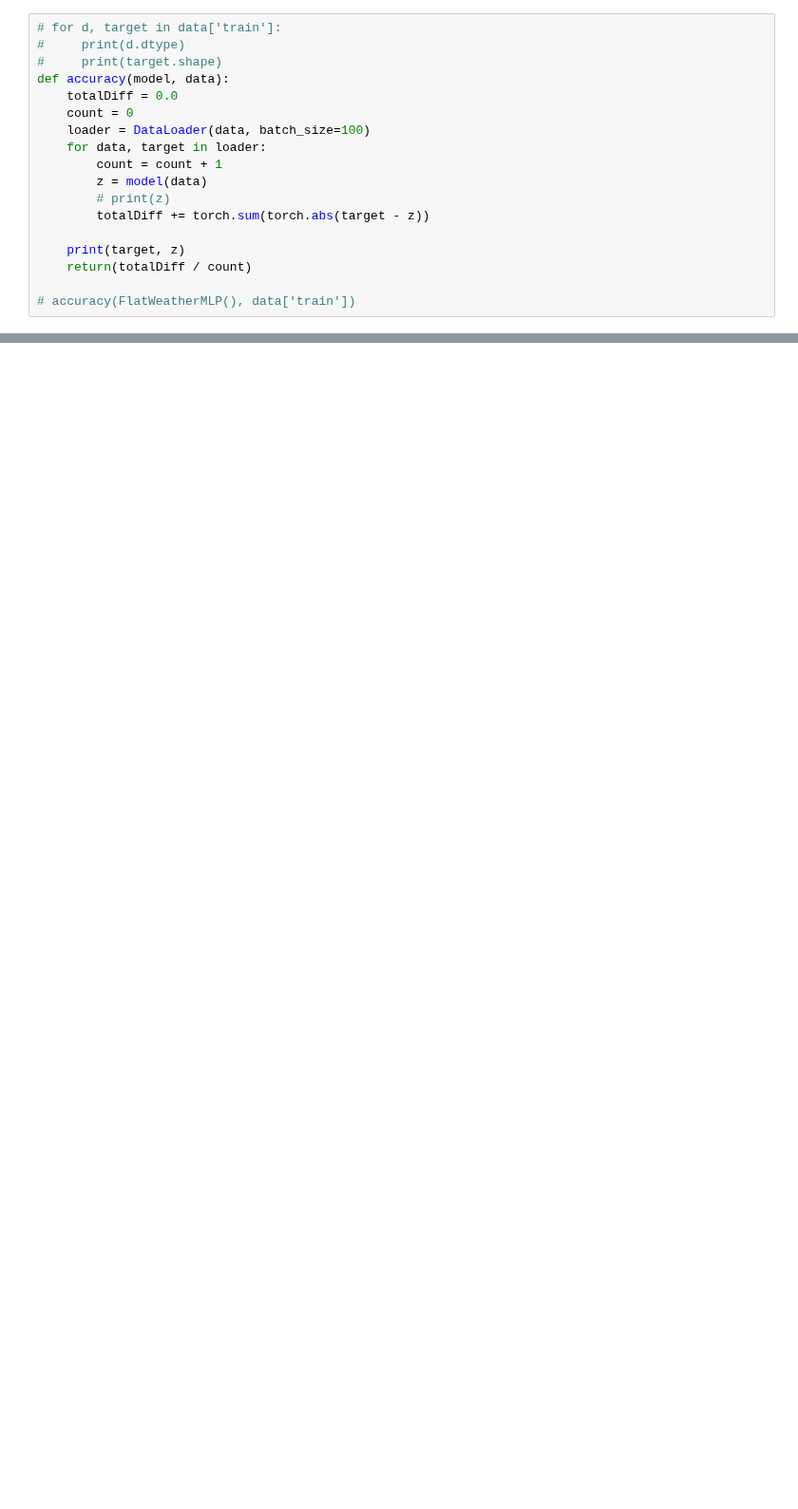
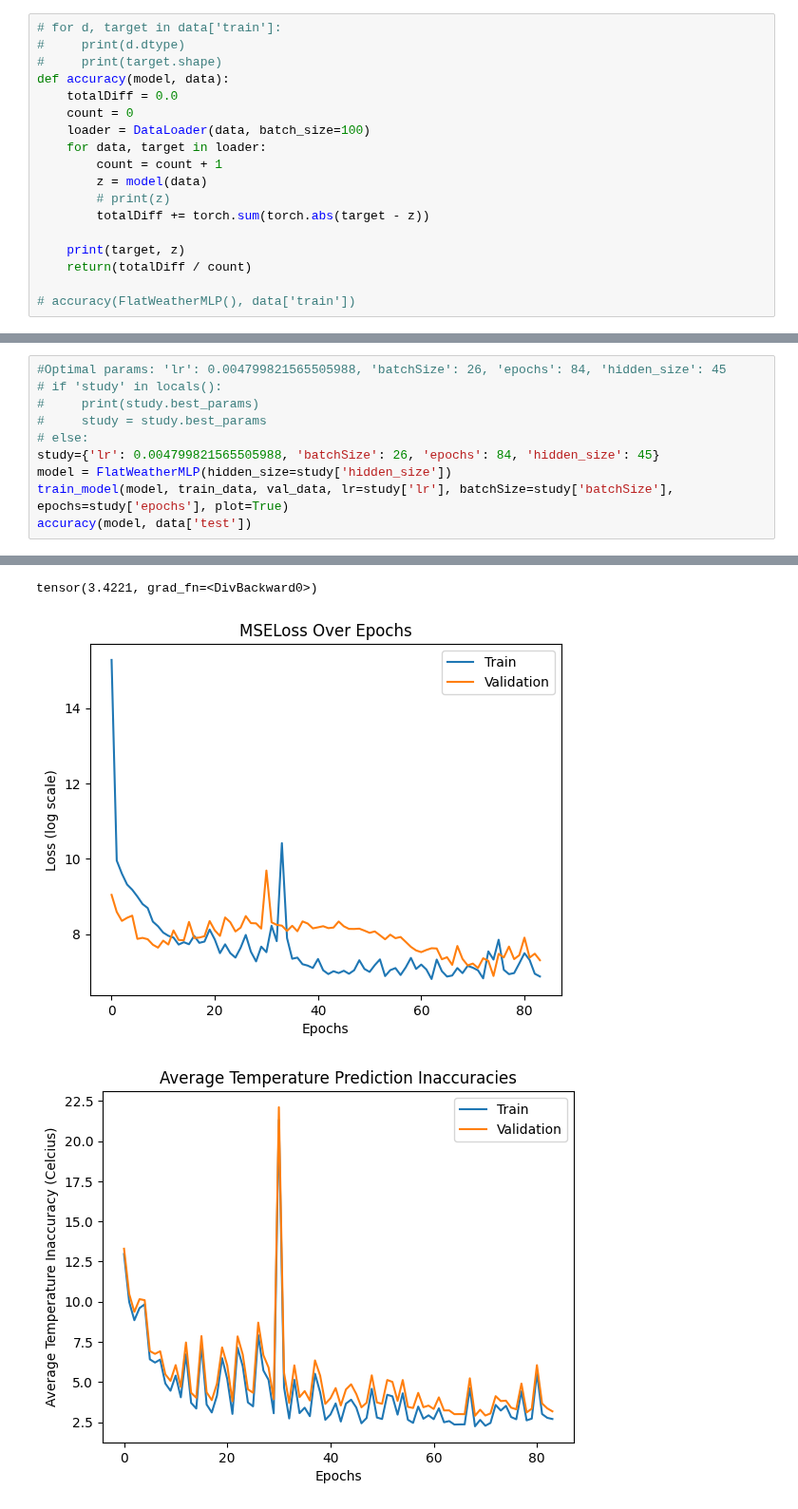
Before and after one commit to DimensionalRift/Whether-the-weather-is-ok-CSC413-, a Jupyter notebook: MLP.ipynb, the cells around one changed output, grey strips where cells are left out. Shown at 95% size. Cells and saved outputs as stored; diff of their text form; blank space fills up the shorter version.

Commit message:
MLP result graphs

```diff
--- a/MLP.ipynb
+++ b/MLP.ipynb
@@ -122,0 +172,11 @@ tensor(468.1586, grad_fn=<DivBackward0>)
+# %%
+#Optimal params: 'lr': 0.004799821565505988, 'batchSize': 26, 'epochs': 84, 'hidden_size': 45
+# if 'study' in locals():
+#     print(study.best_params)
+#     study = study.best_params
+# else:
+study={'lr': 0.004799821565505988, 'batchSize': 26, 'epochs': 84, 'hidden_size': 45}
+model = FlatWeatherMLP(hidden_size=study['hidden_size'])
+train_model(model, train_data, val_data, lr=study['lr'], batchSize=study['batchSize'], epochs=study['epochs'], plot=True)
+accuracy(model, data['test'])
+# %% [output]
@@ -122,0 +200,3 @@ tensor(468.1586, grad_fn=<DivBackward0>)
+tensor(3.4221, grad_fn=<DivBackward0>)
+[figure, added]
+[figure, added]
```
Also changed, not shown: parts of 5 cells of this notebook.
